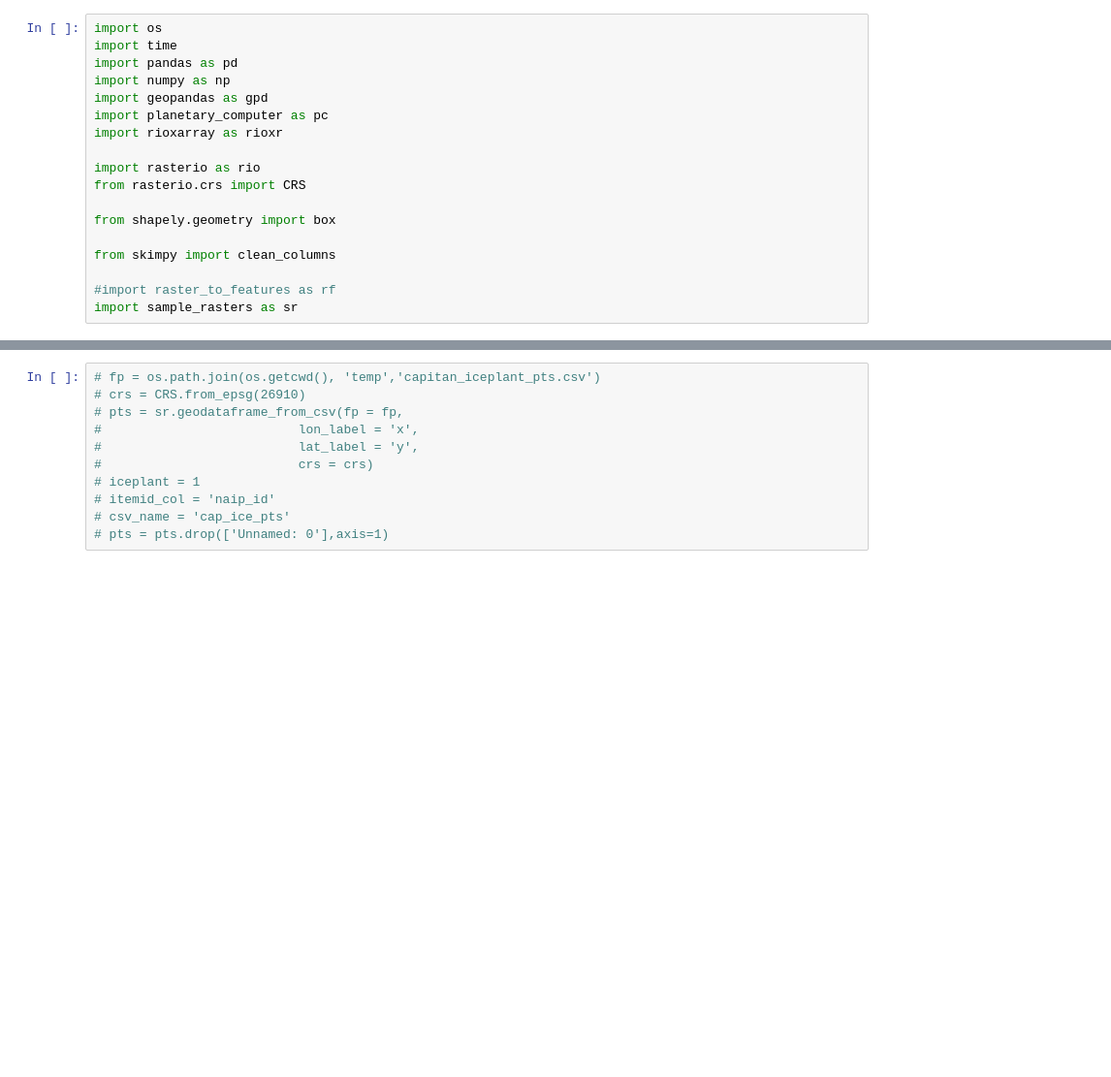
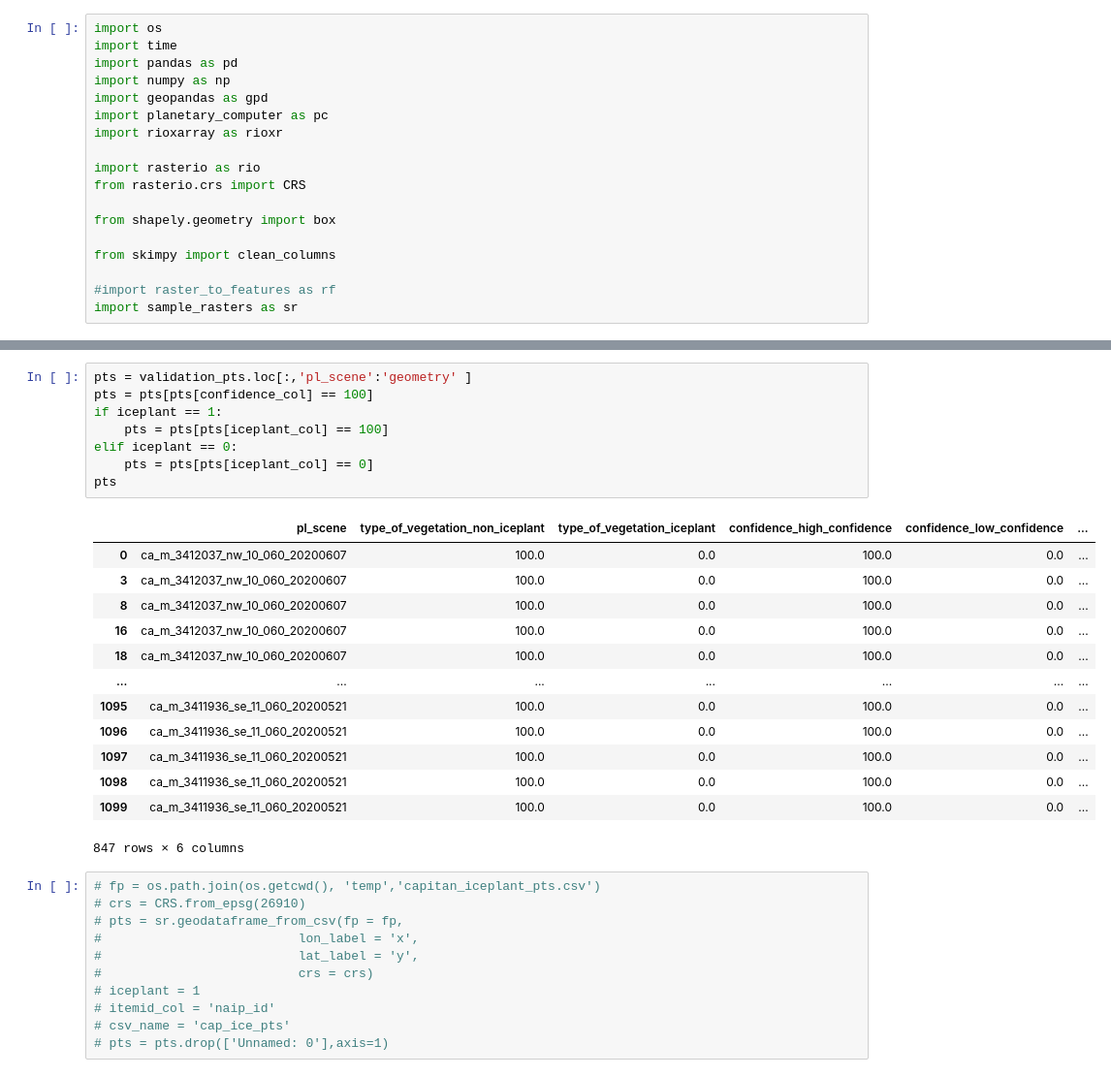
Before and after one commit to NCEAS/msai4earth-esa, a Jupyter notebook: iceplant_detection/data_sampling_workflow/sample_points_vegetation.ipynb, the cells around one changed output, grey strips where cells are left out. Shown at 97% size. Drawn from its saved outputs; the diff is of its cells as text; blank space fills up the shorter version.

```diff
--- a/iceplant_detection/data_sampling_workflow/sample_points_vegetation.ipynb
+++ b/iceplant_detection/data_sampling_workflow/sample_points_vegetation.ipynb
@@ -38,3 +46,25 @@ csv_name = 'vegetation_samples'
+# %%
+pts = validation_pts.loc[:,'pl_scene':'geometry' ]
+pts = pts[pts[confidence_col] == 100]
+if iceplant == 1:
+    pts = pts[pts[iceplant_col] == 100]
+elif iceplant == 0:
+    pts = pts[pts[iceplant_col] == 0]
+pts
+# %% [output]
+|  | pl_scene | type_of_vegetation_non_iceplant | type_of_vegetation_iceplant | confidence_high_confidence | confidence_low_confidence | ... |
+| 0 | ca_m_3412037_nw_10_060_20200607 | 100.0 | 0.0 | 100.0 | 0.0 | ... |
+| 3 | ca_m_3412037_nw_10_060_20200607 | 100.0 | 0.0 | 100.0 | 0.0 | ... |
+| 8 | ca_m_3412037_nw_10_060_20200607 | 100.0 | 0.0 | 100.0 | 0.0 | ... |
+| 16 | ca_m_3412037_nw_10_060_20200607 | 100.0 | 0.0 | 100.0 | 0.0 | ... |
+| 18 | ca_m_3412037_nw_10_060_20200607 | 100.0 | 0.0 | 100.0 | 0.0 | ... |
+| ... | ... | ... | ... | ... | ... | ... |
+| 1095 | ca_m_3411936_se_11_060_20200521 | 100.0 | 0.0 | 100.0 | 0.0 | ... |
+| 1096 | ca_m_3411936_se_11_060_20200521 | 100.0 | 0.0 | 100.0 | 0.0 | ... |
+| 1097 | ca_m_3411936_se_11_060_20200521 | 100.0 | 0.0 | 100.0 | 0.0 | ... |
+| 1098 | ca_m_3411936_se_11_060_20200521 | 100.0 | 0.0 | 100.0 | 0.0 | ... |
+| 1099 | ca_m_3411936_se_11_060_20200521 | 100.0 | 0.0 | 100.0 | 0.0 | ... |
+847 rows × 6 columns
 # %%
 # fp = os.path.join(os.getcwd(), 'temp','capitan_iceplant_pts.csv')
 # crs = CRS.from_epsg(26910)
```
Also changed, not shown: parts of 5 cells of this notebook, 4 other files.
